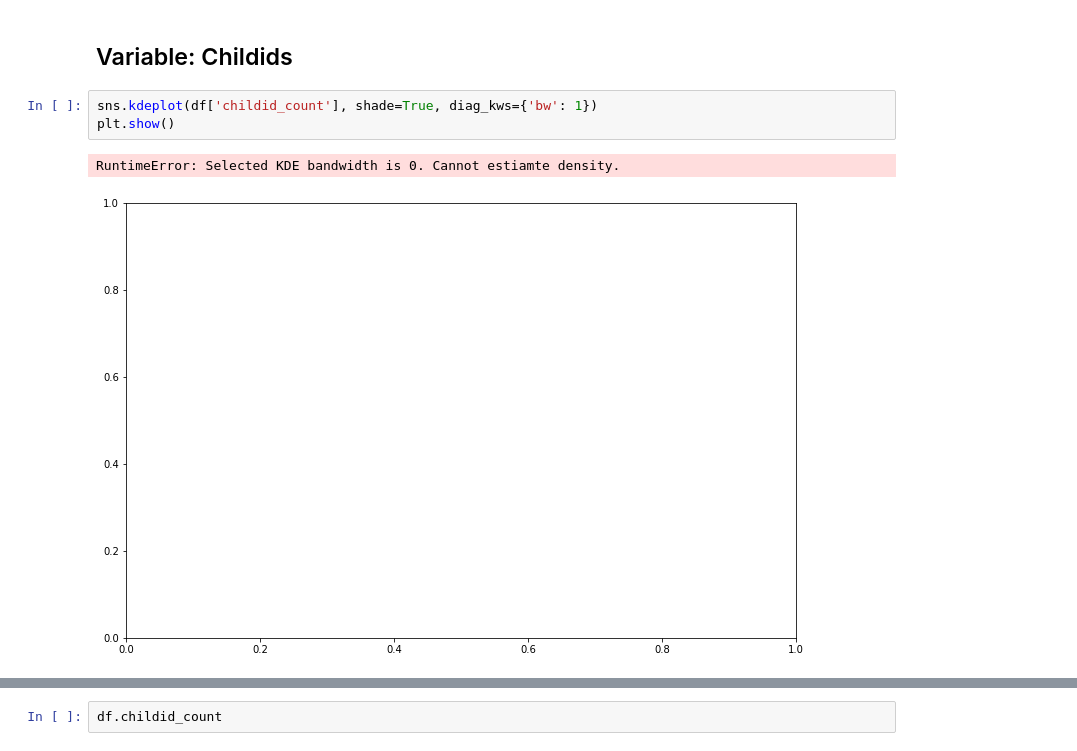
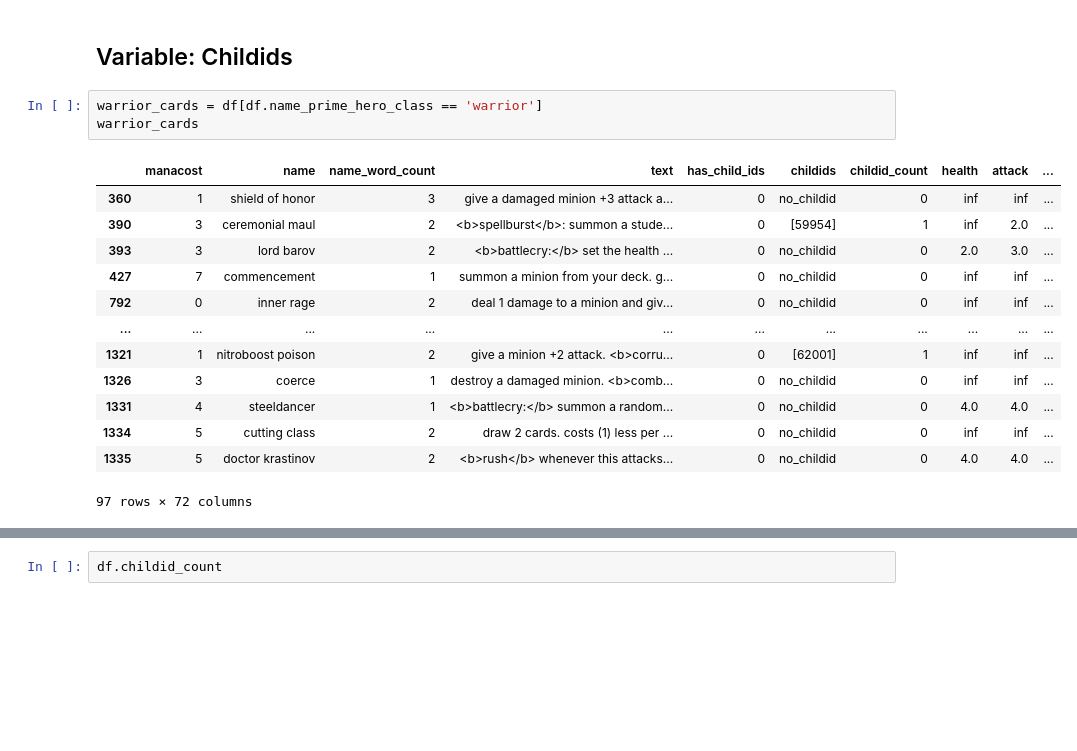
Before and after one commit to SamuelD-Data/hearthstone_project, a Jupyter notebook: hearthstone_project_notebook.ipynb, the cells around one changed output, grey strips where cells are left out. Drawn from its saved outputs; the diff is of its cells as text; blank space fills up the shorter version.

```diff
--- a/hearthstone_project_notebook.ipynb
+++ b/hearthstone_project_notebook.ipynb
@@ -1412,9 +1412,20 @@ plt.show()
     - Taunt and deathrattle are notably less frequent than battlecry and have similar frequency rates
 # %% [markdown]
 ## Variable: Childids
-# %%
-sns.kdeplot(df['childid_count'], shade=True, diag_kws={'bw': 1})
-plt.show()
-# %% [output]
-RuntimeError: Selected KDE bandwidth is 0. Cannot estiamte density.
-[figure, removed]
+# %%
+warrior_cards = df[df.name_prime_hero_class == 'warrior']
+warrior_cards
+# %% [output]
+|  | manacost | name | name_word_count | text | has_child_ids | childids | childid_count | health | attack | ... |
+| 360 | 1 | shield of honor | 3 | give a damaged minion +3 attack a... | 0 | no_childid | 0 | inf | inf | ... |
+| 390 | 3 | ceremonial maul | 2 | <b>spellburst</b>: summon a stude... | 0 | [59954] | 1 | inf | 2.0 | ... |
+| 393 | 3 | lord barov | 2 | <b>battlecry:</b> set the health ... | 0 | no_childid | 0 | 2.0 | 3.0 | ... |
+| 427 | 7 | commencement | 1 | summon a minion from your deck. g... | 0 | no_childid | 0 | inf | inf | ... |
+| 792 | 0 | inner rage | 2 | deal 1 damage to a minion and giv... | 0 | no_childid | 0 | inf | inf | ... |
+| ... | ... | ... | ... | ... | ... | ... | ... | ... | ... | ... |
+| 1321 | 1 | nitroboost poison | 2 | give a minion +2 attack. <b>corru... | 0 | [62001] | 1 | inf | inf | ... |
+| 1326 | 3 | coerce | 1 | destroy a damaged minion. <b>comb... | 0 | no_childid | 0 | inf | inf | ... |
+| 1331 | 4 | steeldancer | 1 | <b>battlecry:</b> summon a random... | 0 | no_childid | 0 | 4.0 | 4.0 | ... |
+| 1334 | 5 | cutting class | 2 | draw 2 cards. costs (1) less per ... | 0 | no_childid | 0 | inf | inf | ... |
+| 1335 | 5 | doctor krastinov | 2 | <b>rush</b> whenever this attacks... | 0 | no_childid | 0 | 4.0 | 4.0 | ... |
+97 rows × 72 columns
```
Also changed, not shown: parts of 5 cells of this notebook.
